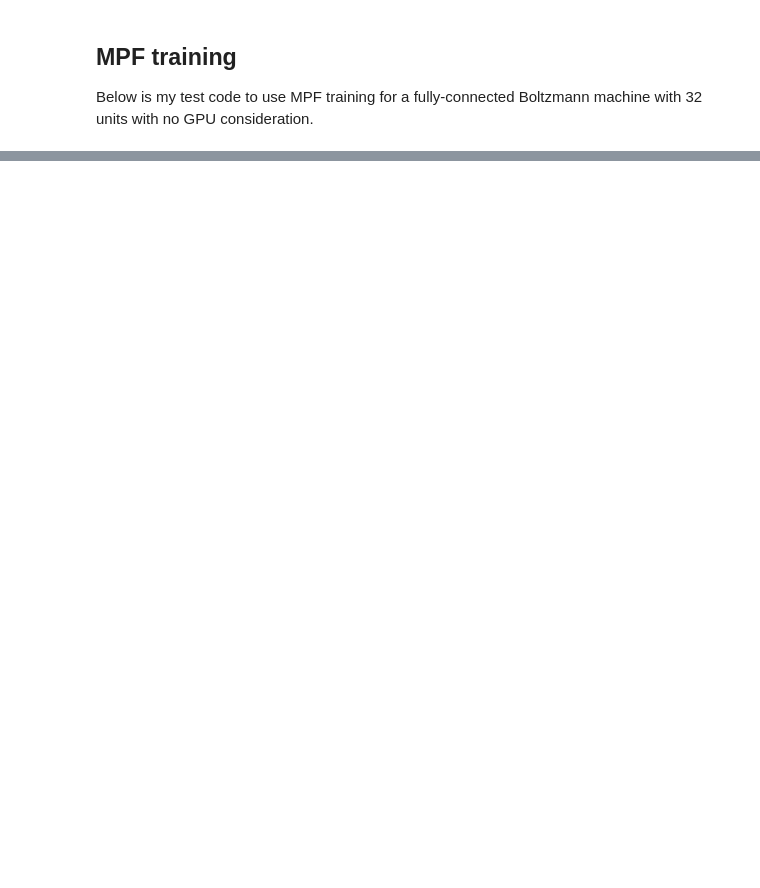
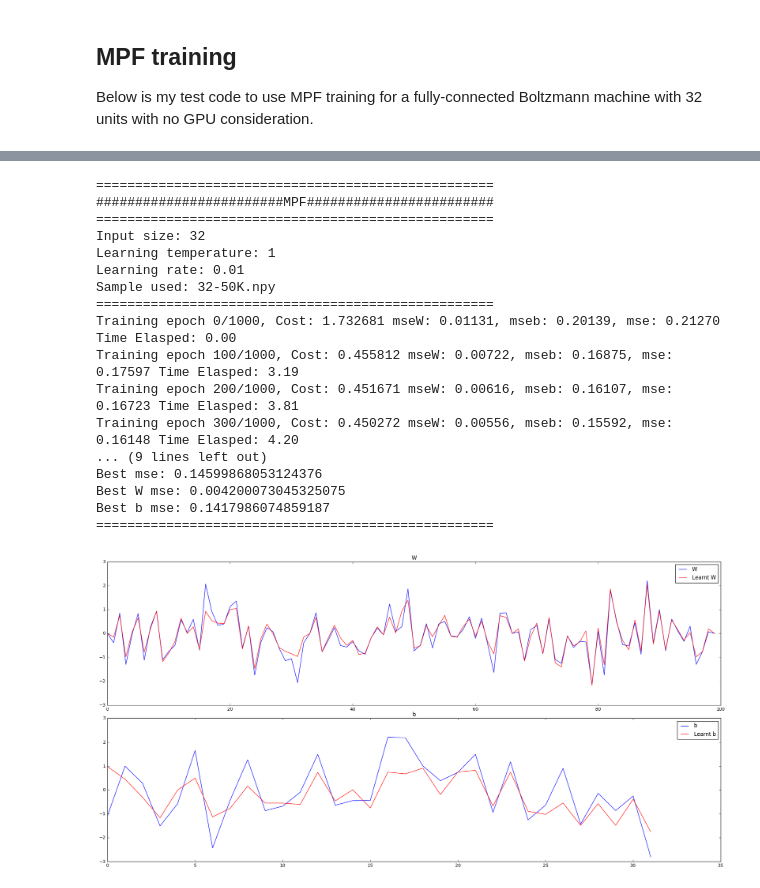
Before and after one commit to zunction/old-mmpf, a Jupyter notebook: 32 units MPF.ipynb, the cells around one changed output, grey strips where cells are left out. Cells and saved outputs as stored; diff of their text form; code cells hidden in the pictures; blank space fills up the shorter version.

```diff
--- a/32 units MPF.ipynb
+++ b/32 units MPF.ipynb
@@ -182,0 +209,22 @@ Best b mse: 0.14569842905807528
+# %%
+trainmpf(units = 32, lr = 1e-2, epsilon = 1, n_epochs = 1000,
+             batchsize = 16, temperature = 1, validate_every = 100, sample = '32-50K.npy')
+# %% [output]
+===================================================
+########################MPF########################
+===================================================
+Input size: 32
+Learning temperature: 1
+Learning rate: 0.01
+Sample used: 32-50K.npy
+===================================================
+Training epoch 0/1000, Cost: 1.732681 mseW: 0.01131, mseb: 0.20139, mse: 0.21270 Time Elasped: 0.00
+Training epoch 100/1000, Cost: 0.455812 mseW: 0.00722, mseb: 0.16875, mse: 0.17597 Time Elasped: 3.19
+Training epoch 200/1000, Cost: 0.451671 mseW: 0.00616, mseb: 0.16107, mse: 0.16723 Time Elasped: 3.81
+Training epoch 300/1000, Cost: 0.450272 mseW: 0.00556, mseb: 0.15592, mse: 0.16148 Time Elasped: 4.20
+... (9 lines left out)
+Best mse: 0.14599868053124376
+Best W mse: 0.004200073045325075
+Best b mse: 0.1417986074859187
+===================================================
+[figure, added]
```
Also changed, not shown: parts of 4 cells of this notebook, 1 other file.
